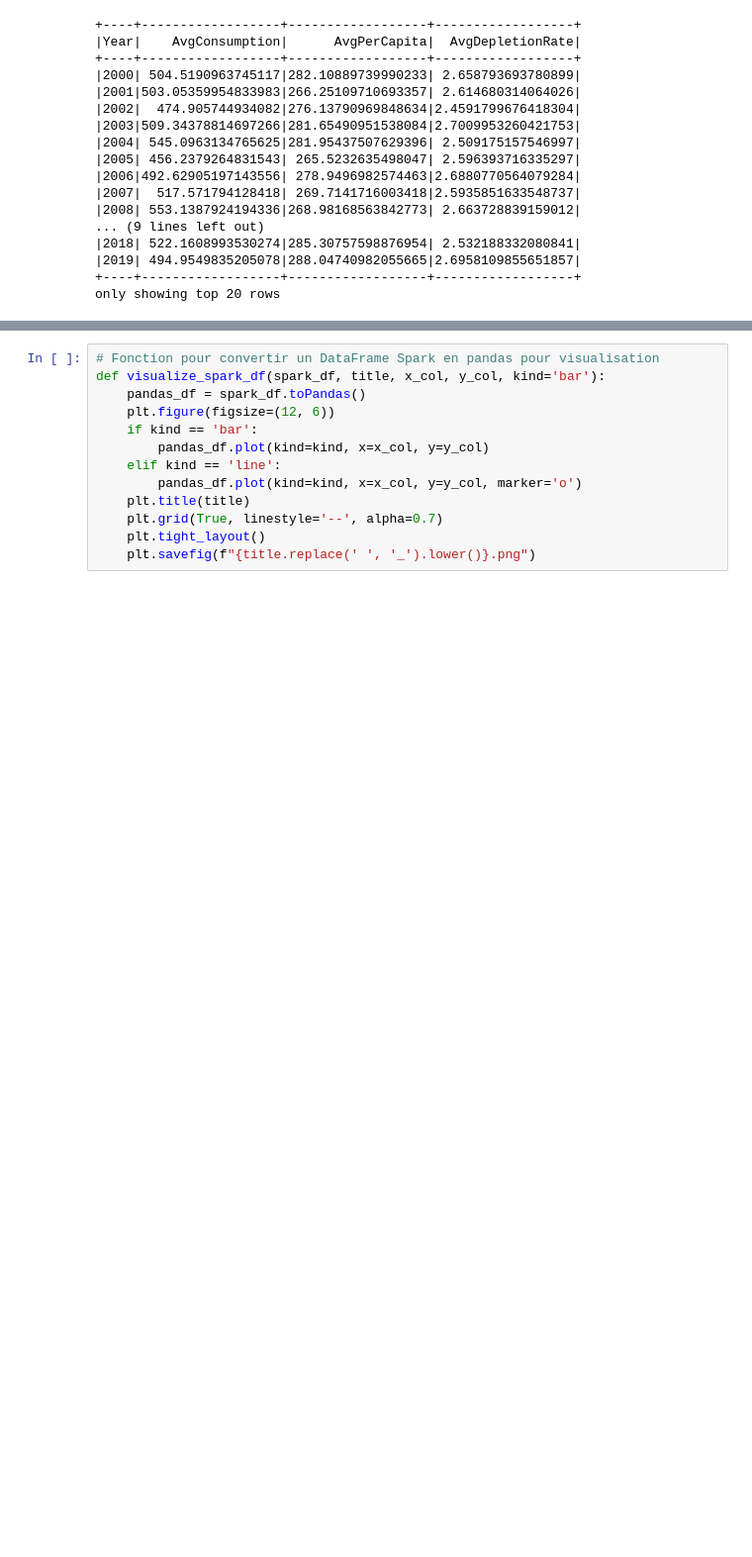
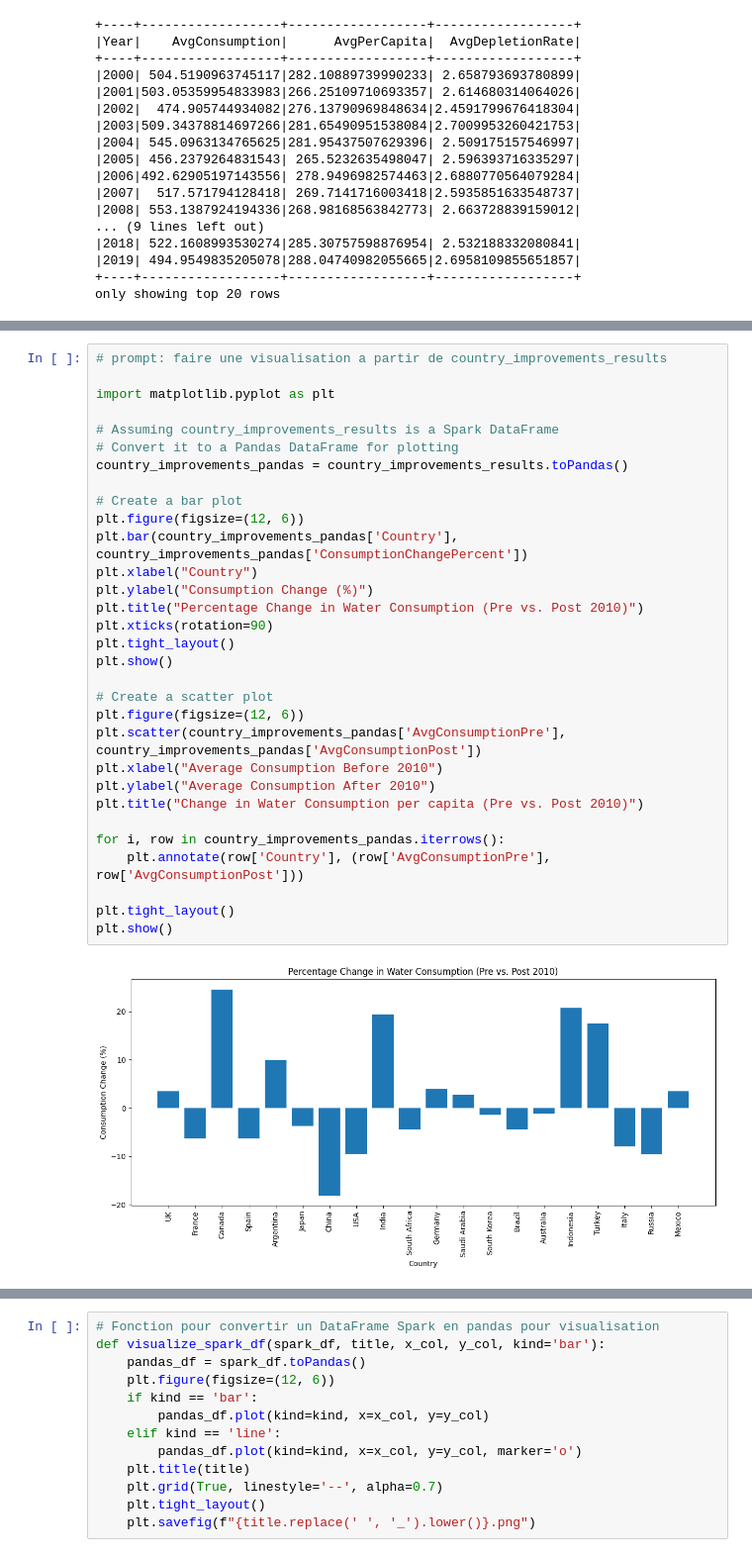
Before and after one commit to laabidihamza/global-water-consumption-with-spark, a Jupyter notebook: water_consumption.ipynb, the cells around one changed output, grey strips where cells are left out. Shown at 99% size. Drawn from its saved outputs; the diff is of its cells as text; blank space fills up the shorter version.

```diff
--- a/water_consumption.ipynb
+++ b/water_consumption.ipynb
@@ -746 +673,34 @@ country_improvements_results.show()
 +------------+------------------+------------------+------------------------+------------------+------------------+----------------------+
+# %%
+# prompt: faire une visualisation a partir de country_improvements_results
+
+import matplotlib.pyplot as plt
+
+# Assuming country_improvements_results is a Spark DataFrame
+# Convert it to a Pandas DataFrame for plotting
+country_improvements_pandas = country_improvements_results.toPandas()
+
+# Create a bar plot
+plt.figure(figsize=(12, 6))
+plt.bar(country_improvements_pandas['Country'], country_improvements_pandas['ConsumptionChangePercent'])
+plt.xlabel("Country")
+plt.ylabel("Consumption Change (%)")
+plt.title("Percentage Change in Water Consumption (Pre vs. Post 2010)")
+plt.xticks(rotation=90)
+plt.tight_layout()
+plt.show()
+
+# Create a scatter plot
+plt.figure(figsize=(12, 6))
+plt.scatter(country_improvements_pandas['AvgConsumptionPre'], country_improvements_pandas['AvgConsumptionPost'])
+plt.xlabel("Average Consumption Before 2010")
+plt.ylabel("Average Consumption After 2010")
+plt.title("Change in Water Consumption per capita (Pre vs. Post 2010)")
+
+for i, row in country_improvements_pandas.iterrows():
+    plt.annotate(row['Country'], (row['AvgConsumptionPre'], row['AvgConsumptionPost']))
+
+plt.tight_layout()
+plt.show()
+# %% [output]
+[figure, added]
```
Also changed, not shown: parts of 35 cells of this notebook, 4 other files.
